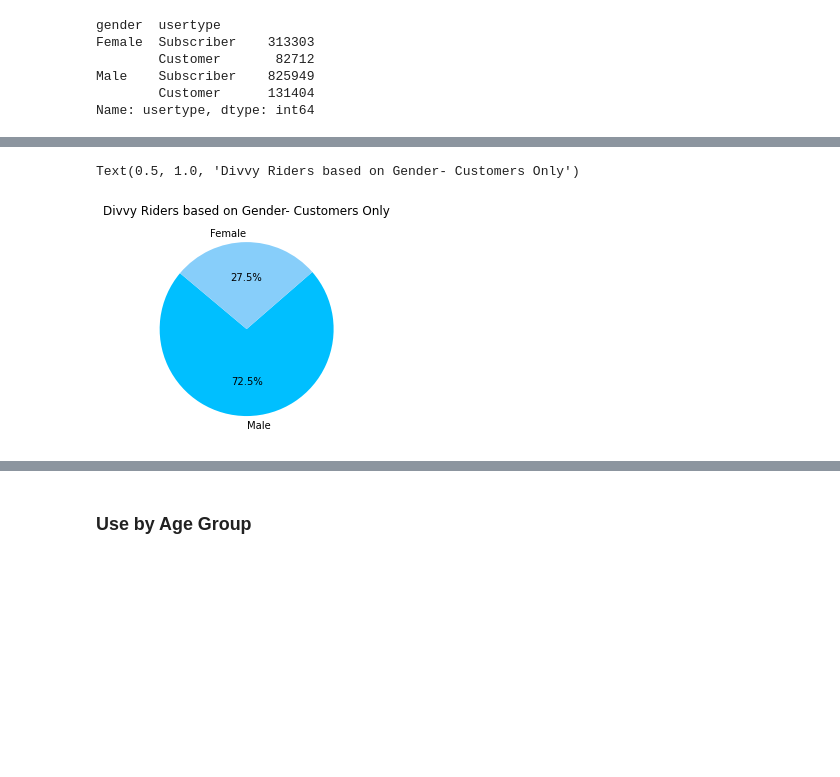
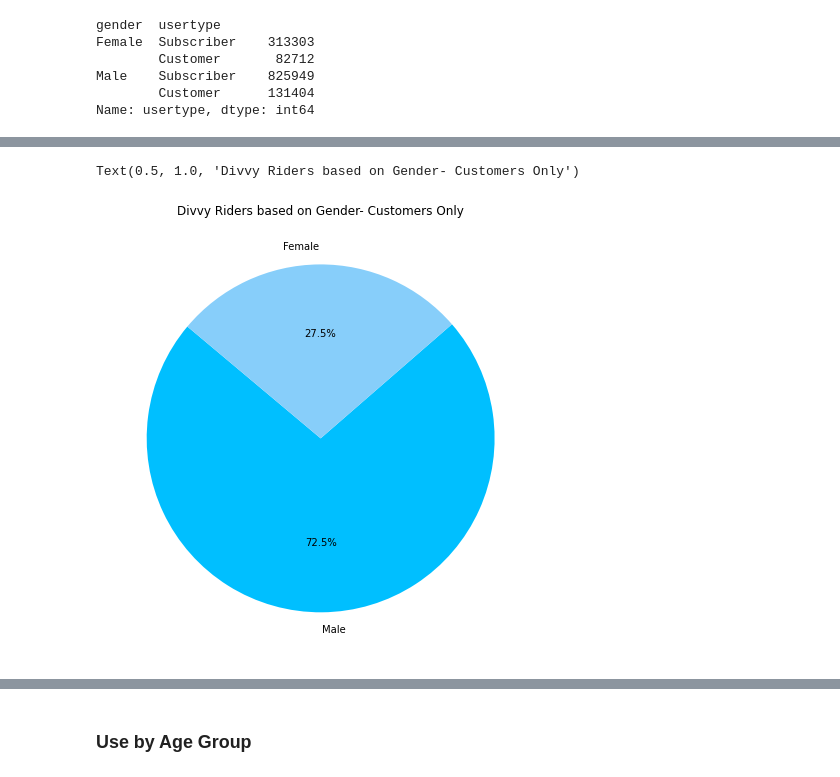
Before and after one commit to ruthhinkle/divvy-analysis, a Jupyter notebook: Divvy'ing_Up_Data_Final_Notebook.ipynb, the cells around one changed output, grey strips where cells are left out. Cells and saved outputs as stored; diff of their text form; code cells hidden in the pictures; blank space fills up the shorter version.

```diff
--- a/Divvy'ing_Up_Data_Final_Notebook.ipynb
+++ b/Divvy'ing_Up_Data_Final_Notebook.ipynb
@@ -478,12 +477,13 @@ Text(0.5, 1.0, 'Total Divvy Riders based on Gender and Usertype')
 # %%
 # Divvy Riders based on Gender- Customers Only
 sizes = [825949,313303]
 skyblue_colors = ["deepskyblue", "lightskyblue"]
+plt.figure(figsize=(10,8))
 plt.pie(sizes, labels= gender_labels, colors=skyblue_colors, autopct="%1.1f%%", startangle=140)
 plt.title("Divvy Riders based on Gender- Customers Only")
 # %% [output]
 Text(0.5, 1.0, 'Divvy Riders based on Gender- Customers Only')
-[figure, old version]
+[figure, new version]
 # %%
 # Divvy Riders based on Gender- Subscribers Only
 sizes = [131404,82712]
```
Also changed, not shown: parts of 21 cells of this notebook.
